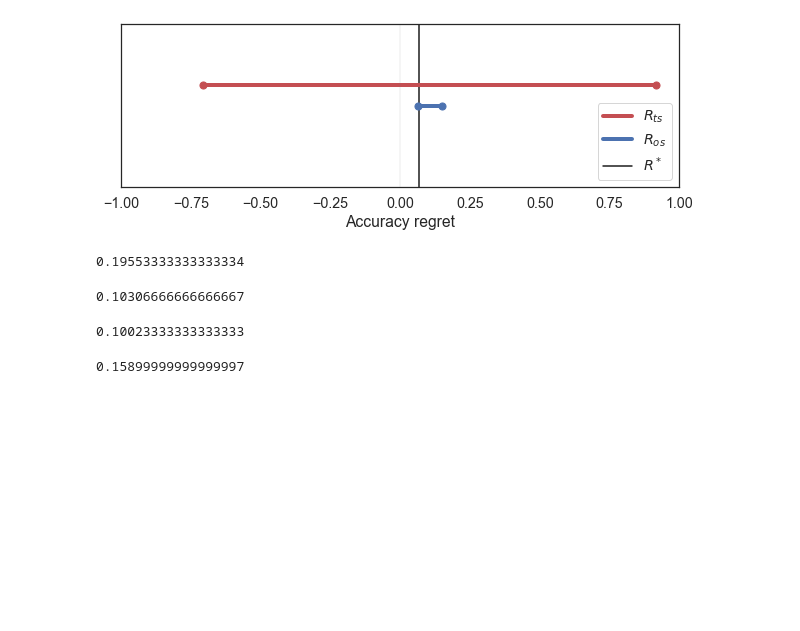
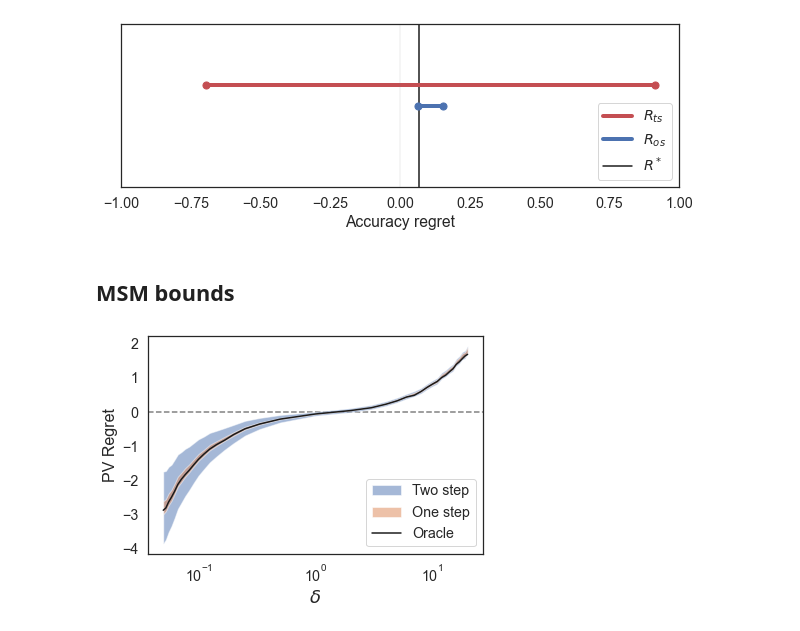
Before and after one commit to lguerdan/policy_comparison_under_confounding, a Jupyter notebook: synthetic_exps.ipynb, the cells around one changed output. Saved outputs shown, nothing was run; the diff lists cells and outputs as text; code cells hidden in the pictures; blank space fills up the shorter version.

```diff
--- a/synthetic_exps.ipynb
+++ b/synthetic_exps.ipynb
@@ -391,7 +86,7 @@ bound_plot(metric, regret_df, regret_runs, save=False)
 ## Policy value plot
 # %%
 nz = 10
-n_runs = 20
+n_runs = 5
 
 dgp = {
     'N': 15000,
@@ -404,16 +99,17 @@ dgp = {
 }
 
 results = []
+id_strategies=['Manski']
 
 for fn_cost in range(1,21):
     u = np.array([[0,-fn_cost], [-1, 0]])
-    regret_runs = run_simulations(dgp, u, metric='PV_cost', n_runs=n_runs)
+    regret_runs = run_sigmoid_dgp_simulation(dgp, u, 'PV_cost', id_strategies, n_runs=n_runs)
     regret_runs['cost_ratio'] = 1/fn_cost
     results.append(regret_runs)
 
 for fp_cost in range(1,21):
     u = np.array([[0,-1], [-fp_cost, 0]])
-    regret_runs = run_simulations(dgp, u, metric='PV_cost', n_runs=n_runs)
+    regret_runs = run_sigmoid_dgp_simulation(dgp, u, 'PV_cost', id_strategies, n_runs=n_runs)
     regret_runs['cost_ratio'] = fp_cost/1
     results.append(regret_runs)
 
@@ -423,8 +119,8 @@ crdf = crdf.sort_values(by='cost_ratio')
 crdf = crdf.groupby('cost_ratio').mean().reset_index()
 
 plt.axhline(0, color='grey', zorder=1, linestyle='--')
-plt.fill_between(crdf['cost_ratio'], crdf['TS_down_wc'],crdf['TS_up_wc'], alpha=.5, label='Two step')
-plt.fill_between(crdf['cost_ratio'], crdf['OS_down_wc'],crdf['OS_up_wc'], alpha=.5, label='One step')
+plt.fill_between(crdf['cost_ratio'], crdf['TS_down'],crdf['TS_up'], alpha=.5, label='Two step')
+plt.fill_between(crdf['cost_ratio'], crdf['OS_down'],crdf['OS_up'], alpha=.5, label='One step')
 plt.plot(crdf['cost_ratio'], crdf['R'], color='k', label='Oracle')
 plt.xscale('log',base=10)
 plt.legend(loc='lower right')
@@ -639,15 +261,5 @@ ax.set(yticklabels=[])
 plt.savefig('examples.pdf', dpi=600)
 # %% [output]
 [figure]
-# %%
-(D==1).mean()
-# %% [output]
-0.19553333333333334
-# %%
-(A==1).mean()
-# %% [output]
-0.10306666666666667
-# %%
-(Y==1).mean()
-# %% [output]
-0.10023333333333333
+# %% [markdown]
+## MSM bounds
@@ -654,4 +310,50 @@ plt.savefig('examples.pdf', dpi=600)
+# %%
+nz = 10
+n_runs = 5
+
+dgp = {
+    'N': 15000,
+    'nz': nz,
+    'beta': 2.5*(1/nz) ,
+    'wa': np.array([-1.6, .01, 2, .01]),
+    'wd': np.array([-1, 1.7, .01, 1.5, .2, .2]),
+    'w_mu1': np.array([.12, .8, .02, .9, .3, .6]),
+    'w_mu0': np.array([.33, .05, 1.8, .05, .2, .5]),
+    'lambda': 1.1
+}
+
+results = []
+id_strategies=['MSM']
+
+for fn_cost in range(1,21):
+    u = np.array([[0,-fn_cost], [-1, 0]])
+    regret_runs = run_sigmoid_dgp_simulation(dgp, u, 'PV_cost', id_strategies, n_runs=n_runs)
+    regret_runs['cost_ratio'] = 1/fn_cost
+    results.append(regret_runs)
+
+for fp_cost in range(1,21):
+    u = np.array([[0,-1], [-fp_cost, 0]])
+    regret_runs = run_sigmoid_dgp_simulation(dgp, u, 'PV_cost', id_strategies, n_runs=n_runs)
+    regret_runs['cost_ratio'] = fp_cost/1
+    results.append(regret_runs)
+
+crdf = pd.concat(results)
+crdf = crdf[crdf['tag'] == 'Population']
+crdf = crdf.sort_values(by='cost_ratio')
+crdf = crdf.groupby('cost_ratio').mean().reset_index()
+
+plt.axhline(0, color='grey', zorder=1, linestyle='--')
+plt.fill_between(crdf['cost_ratio'], crdf['TS_down'],crdf['TS_up'], alpha=.5, label='Two step')
+plt.fill_between(crdf['cost_ratio'], crdf['OS_down'],crdf['OS_up'], alpha=.5, label='One step')
+plt.plot(crdf['cost_ratio'], crdf['R'], color='k', label='Oracle')
+plt.xscale('log',base=10)
+plt.legend(loc='lower right')
+
+plt.xlabel('$\delta$', fontsize=18)
+plt.ylabel('PV Regret', fontsize=16)
+plt.savefig('figs/pv_regret.png', dpi=400, bbox_inches='tight')
+# %% [output]
+[figure, added]
 # %%
-R_OS_up
+R_down = w01 + v10_down - w10_up - v01
+R_up = w01 + v10_up - w10_down - v01
-# %% [output]
-0.15899999999999997
```
Also changed, not shown: parts of 17 cells of this notebook, 7 other files.
